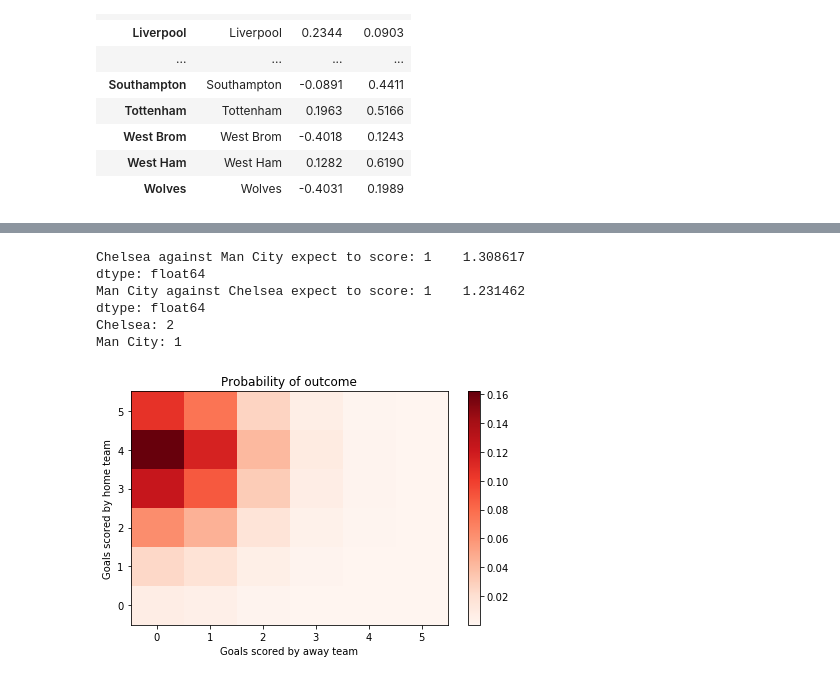
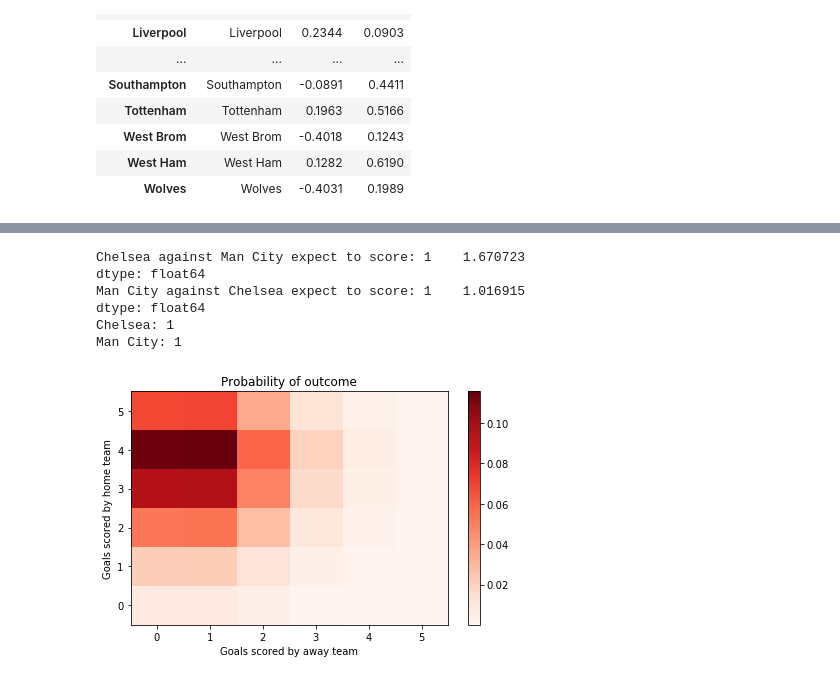
Before and after one commit to yashkarle/soccer-ds-stats, a Jupyter notebook: Projects/4UppsalaMMS/5_SimMatches/sim_match.ipynb, the cells around one changed output, grey strips where cells are left out. Saved outputs shown, nothing was run; the diff lists cells and outputs as text; code cells hidden in the pictures.

```diff
--- a/Projects/4UppsalaMMS/5_SimMatches/sim_match.ipynb
+++ b/Projects/4UppsalaMMS/5_SimMatches/sim_match.ipynb
@@ -119,7 +119,7 @@ import statsmodels.formula.api as smf
 import matplotlib.pyplot as plt
 import seaborn
 # %%
-df_shots = pd.read_csv('../data/Assignment 3/Understat/shots_epl_20-21.csv')
+df_shots = pd.read_csv('../data/Assignment 3/Understat/shots_epl_19-20.csv')
 
 df_shots['h_team'].replace('Manchester United','Man United',inplace=True)
 df_shots['h_team'].replace('Newcastle United','Newcastle',inplace=True)
@@ -254,14 +266,14 @@ df_shots
 # %%
-epl = pd.read_csv("https://www.football-data.co.uk/mmz4281/2021/E0.csv")
+epl = pd.read_csv("https://www.football-data.co.uk/mmz4281/1920/E0.csv")
 
 df_match = epl[['HomeTeam','AwayTeam','HS','AS','HST','AST','HC','AC','HF','AF','HY','AY','HR','AR','FTHG','FTAG','FTR']]
 df_match = df_match.rename(columns={
     'HS': 'HomeShots', 'AS': 'AwayShots',
     'HST': 'HomeSoT', 'AST': 'AwaySoT',
     'HC': 'HomeCorners', 'AC': 'AwayCorners',
-    'HF': 'HomeFouls', 'AF': 'AwayFouls',
-    'HY': 'HomeYellowCards', 'AY': 'AwayYellowCards',
-    'HR': 'HomeRedCards', 'AR': 'AwayRedCards',
+    # 'HF': 'HomeFouls', 'AF': 'AwayFouls',
+    # 'HY': 'HomeYellowCards', 'AY': 'AwayYellowCards',
+    # 'HR': 'HomeRedCards', 'AR': 'AwayRedCards',
     'FTHG': 'HomeGoals', 'FTAG': 'AwayGoals',
     'FTR': 'Result'
 })
@@ -396,14 +408,27 @@ Index(['Max<2.5', 'Avg>2.5', 'Avg<2.5', 'AHh', 'B365AHH', 'B365AHA', 'PAHH',
        'AvgCAHH', 'AvgCAHA'],
       dtype='object')
 # %%
-goal_model_data = pd.concat([merged_df[['HomeTeam', 'AwayTeam', 'HomeGoals', 'home_xG', 'HomeShots', 'HomeSoT', 'HomeCorners']].assign(home=1).rename(
-            columns={'HomeTeam':'team', 'AwayTeam':'opponent', 'HomeGoals':'goals', 'home_xG': 'xG', 'HomeShots': 'shots', 'HomeSoT': 'shots_ot', 'HomeCorners': 'corners'}),
-           merged_df[['AwayTeam', 'HomeTeam', 'AwayGoals', 'away_xG', 'AwayShots', 'AwaySoT', 'AwayCorners']].assign(home=0).rename(
-            columns={'AwayTeam':'team', 'HomeTeam':'opponent', 'AwayGoals':'goals', 'away_xG': 'xG', 'AwayShots': 'shots', 'AwaySoT': 'shots_ot', 'AwayCorners': 'corners'})])
-
-
+goal_model_data = pd.concat([merged_df[['HomeTeam', 'AwayTeam', 'HomeGoals', 'home_xG', 'home_SetPiece_xG', 'HomeShots', 'HomeSoT', 'HomeCorners']].assign(home=1).rename(
+            columns={'HomeTeam':'team', 'AwayTeam':'opponent', 'HomeGoals':'goals', 'home_xG': 'xG', 'home_SetPiece_xG': 'SetPiece_xG',
+                     'HomeShots': 'shots', 'HomeSoT': 'shots_ot', 'HomeCorners': 'corners'}),
+           merged_df[['AwayTeam', 'HomeTeam', 'AwayGoals', 'away_xG', 'away_SetPiece_xG', 'AwayShots', 'AwaySoT', 'AwayCorners']].assign(home=0).rename(
+            columns={'AwayTeam':'team', 'HomeTeam':'opponent', 'AwayGoals':'goals', 'away_xG': 'xG', 'away_SetPiece_xG': 'SetPiece_xG',
+                     'AwayShots': 'shots', 'AwaySoT': 'shots_ot', 'AwayCorners': 'corners'})])
 goal_model_data = goal_model_data.drop_duplicates()
 
+big_six_teams = ['Arsenal', 'Liverpool', 'Man City', 'Chelsea', 'Man United', 'Tottenham']
+goal_model_data['big_six'] = np.where(goal_model_data.team.isin(big_six_teams), 1, 0)
+# goal_model_data['vs_big_six'] = np.where(goal_model_data.opponent.isin(big_six_teams), 1, 0)
+
+# goal_model_data['city_liverpool'] = np.where(goal_model_data.team.isin(['Man City', 'Liverpool']), 1, 0)
+goal_model_data['vs_city_liverpool'] = np.where(goal_model_data.opponent.isin(['Man City', 'Liverpool']), 1, 0)
+
+# goal_model_data['promoted'] = np.where(goal_model_data.team.isin(['Norwich', 'Aston Villa', 'Sheffield United']), 1, 0)
+# goal_model_data['vs_promoted'] = np.where(goal_model_data.opponent.isin(['Norwich', 'Aston Villa', 'Sheffield United']), 1, 0)
+
+goal_model_data['xG_per_shot'] = goal_model_data['xG'] / goal_model_data['shots']
+# goal_model_data['xG_per_shot_ot'] = goal_model_data['xG'] / goal_model_data['shots_ot']
+
 goal_model_data.info()
 # %% [output]
 <class 'pandas.core.frame.DataFrame'>
@@ -449,5 +478,5 @@ goal_model_data
 # %%
-poisson_model = smf.glm(formula="goals ~ home + team + opponent + xG + shots + shots_ot + corners", data=goal_model_data,
+poisson_model = smf.glm(formula="goals ~ shots + shots_ot + corners + xG + SetPiece_xG + home + big_six + vs_city_liverpool", data=goal_model_data,
                         family=sm.families.Poisson()).fit()
 poisson_model.summary()
 # %% [output]
@@ -527,9 +550,11 @@ ax.set_xlabel('Team', fontsize = 24, labelpad=10);
 home_team='Chelsea'
 away_team='Man City'
 
-#Predict for Arsenal vs. Manchester City
-home_score_rate=poisson_model.predict(pd.DataFrame(data={'team': home_team, 'opponent': away_team, 'xG': 2.1, 'shots': 14, 'shots_ot': 6, 'corners': 3, 'home':1},index=[1]))
-away_score_rate=poisson_model.predict(pd.DataFrame(data={'team': away_team, 'opponent': home_team, 'xG': 1.1, 'shots': 7, 'shots_ot': 2, 'corners': 3, 'home':0},index=[1]))
+#Predict for Chelsea vs. Manchester City
+home_score_rate=poisson_model.predict(pd.DataFrame(data={
+    'xG': 2.1, 'corners': 5, 'shots': 14, 'shots_ot': 6, 'home':1, 'big_six': 1, 'vs_city_liverpool': 1},index=[1]))
+away_score_rate=poisson_model.predict(pd.DataFrame(data={
+    'xG': 1.1, 'corners': 5, 'shots': 7, 'shots_ot': 2, 'home':0, 'big_six': 1, 'vs_city_liverpool': 0},index=[1]))
 print(home_team + ' against ' + away_team + ' expect to score: ' + str(home_score_rate))
 print(away_team + ' against ' + home_team + ' expect to score: ' + str(away_score_rate))
 
@@ -539,41 +564,43 @@ away_goals=np.random.poisson(away_score_rate)
 print(home_team + ': ' + str(home_goals[0]))
 print(away_team + ': '  + str(away_goals[0]))
 # %% [output]
-Chelsea against Man City expect to score: 1    1.308617
+Chelsea against Man City expect to score: 1    1.670723
 dtype: float64
-Man City against Chelsea expect to score: 1    1.231462
+Man City against Chelsea expect to score: 1    1.016915
 dtype: float64
-Chelsea: 2
+Chelsea: 1
 Man City: 1
 # %%
 # Code to caluclate the goals for the match.
 def simulate_match(foot_model, homeTeam, awayTeam, max_goals=10):
-    home_goals_avg = foot_model.predict(pd.DataFrame(data={'team': homeTeam, 'opponent': awayTeam, 'xG': 1.1, 'shots': 6, 'shots_ot': 4, 'corners': 5, 'home':1},index=[1])).values[0]
-    away_goals_avg = foot_model.predict(pd.DataFrame(data={'team': awayTeam, 'opponent': homeTeam, 'xG': 1.1, 'shots': 7, 'shots_ot': 2, 'corners': 3, 'home':0},index=[1])).values[0]
+    home_goals_avg = foot_model.predict(pd.DataFrame(data={
+        'xG': 2.1, 'corners': 5, 'shots': 14, 'shots_ot': 6, 'home':1, 'big_six': 1, 'vs_big_six': 1, 'city_liverpool': 0, 'vs_city_liverpool': 1},index=[1])).values[0]
+    away_goals_avg = foot_model.predict(pd.DataFrame(data={
+        'xG': 1.1, 'corners': 5, 'shots': 7, 'shots_ot': 2, 'home':0, 'big_six': 1, 'vs_big_six': 1, 'city_liverpool': 1, 'vs_city_liverpool': 0},index=[1])).values[0]
     team_pred = [[poisson.pmf(i, team_avg) for i in range(0, max_goals + 1)] for team_avg in [home_goals_avg, away_goals_avg]]
     return (np.outer(np.array(team_pred[0]), np.array(team_pred[1])))
 
 #Fill in the matrix
-score_matrix=simulate_match(poisson_model, homeTeam='Man City', awayTeam='Chelsea', max_goals=5)
+score_matrix=simulate_match(poisson_model, homeTeam='Chelsea', awayTeam='Man City', max_goals=5)
 
 fig=plt.figure()
 ax=fig.add_subplot(1,1,1)
 pos=ax.imshow(score_matrix, extent=[-0.5,max_goals+0.5,-0.5,max_goals+0.5], aspect='auto',cmap=plt.cm.Reds)
 fig.colorbar(pos, ax=ax)
 ax.set_title('Probability of outcome')
 plt.xlim((-0.5,5.5))
 plt.ylim((-0.5,5.5))
 plt.tight_layout()
 ax.set_xlabel('Goals scored by away team')
 ax.set_ylabel('Goals scored by home team')
 plt.show()
 
 #Home, draw, away probabilities
 homewin=np.sum(np.tril(score_matrix, -1))
 draw=np.sum(np.diag(score_matrix))
 awaywin=np.sum(np.triu(score_matrix, 1))
 # %% [output]
-[figure, old version]
+[figure, new version]
 # %%
 print(homewin, draw, awaywin)
 # %% [output]
```
Also changed, not shown: parts of 61 cells of this notebook, 4 other files.
